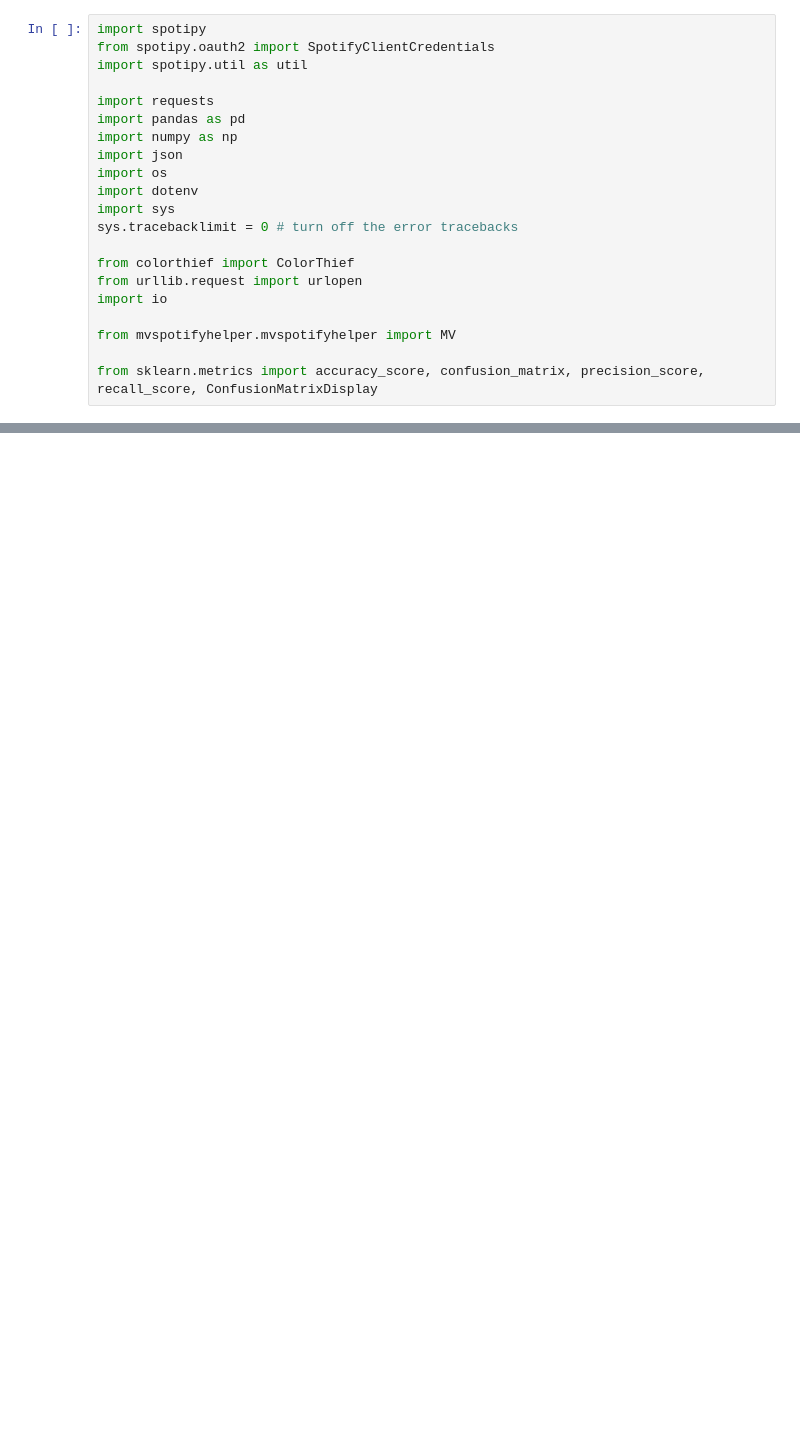
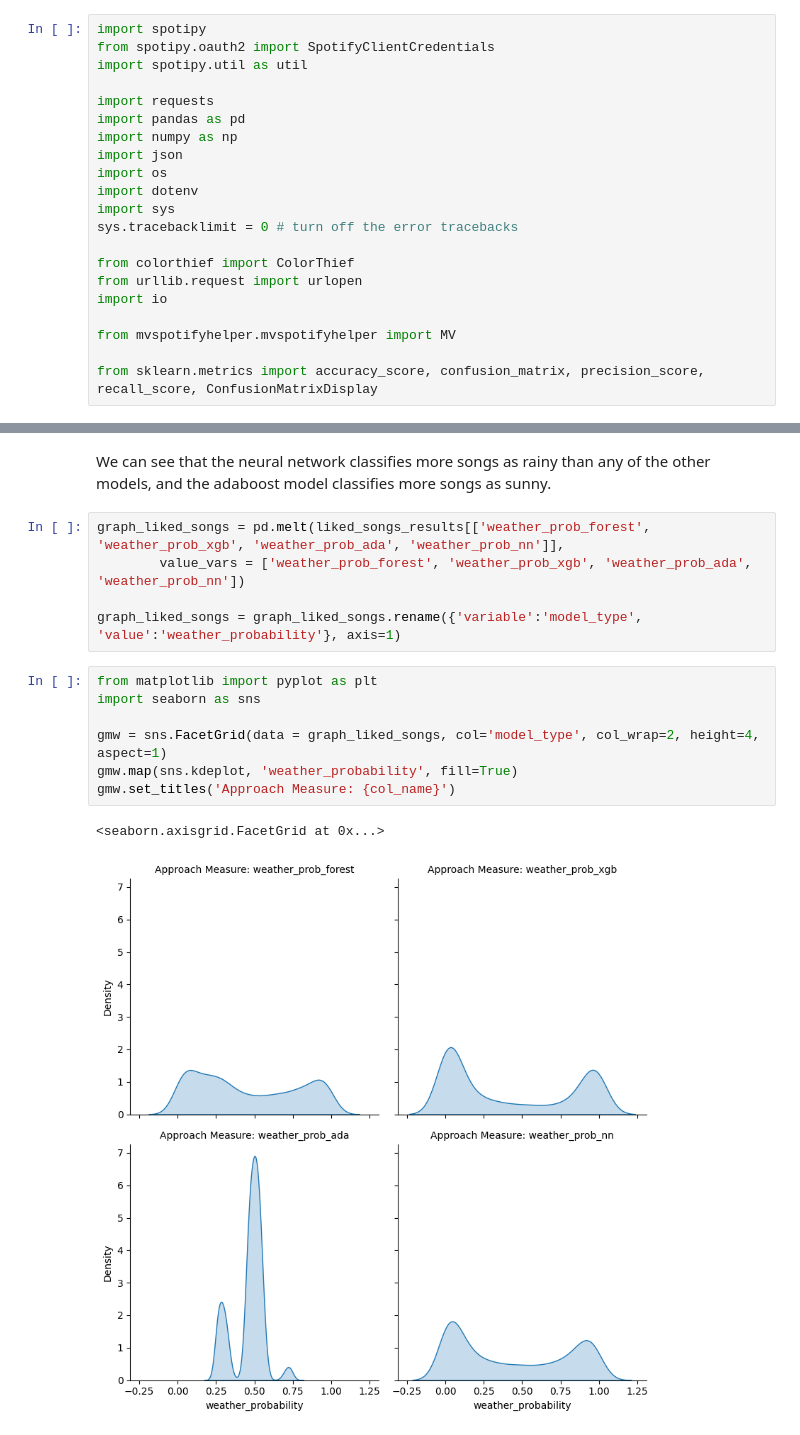
Before and after one commit to mtvaden1/Playlist-Analysis, a Jupyter notebook: generate_weather_playlists.ipynb, the cells around one changed output, grey strips where cells are left out. Drawn from its saved outputs; the diff is of its cells as text; blank space fills up the shorter version.

```diff
--- a/generate_weather_playlists.ipynb
+++ b/generate_weather_playlists.ipynb
@@ -130,0 +201,17 @@ weather_test1
+# %% [markdown]
+We can see that the neural network classifies more songs as rainy than any of the other models, and the adaboost model classifies more songs as sunny.
+# %%
+graph_liked_songs = pd.melt(liked_songs_results[['weather_prob_forest', 'weather_prob_xgb', 'weather_prob_ada', 'weather_prob_nn']],
+        value_vars = ['weather_prob_forest', 'weather_prob_xgb', 'weather_prob_ada', 'weather_prob_nn'])
+
+graph_liked_songs = graph_liked_songs.rename({'variable':'model_type', 'value':'weather_probability'}, axis=1)
+# %%
+from matplotlib import pyplot as plt
+import seaborn as sns
+
+gmw = sns.FacetGrid(data = graph_liked_songs, col='model_type', col_wrap=2, height=4, aspect=1)
+gmw.map(sns.kdeplot, 'weather_probability', fill=True)
+gmw.set_titles('Approach Measure: {col_name}')
+# %% [output]
+<seaborn.axisgrid.FacetGrid at 0x...>
+[figure, added]
```
Also changed, not shown: parts of 33 cells of this notebook, 6 other files.
